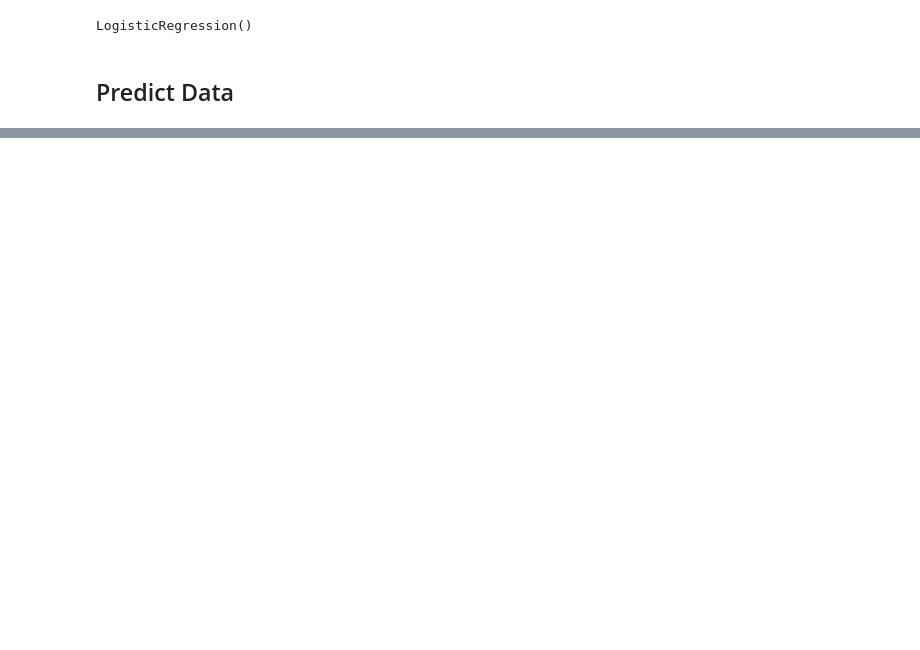
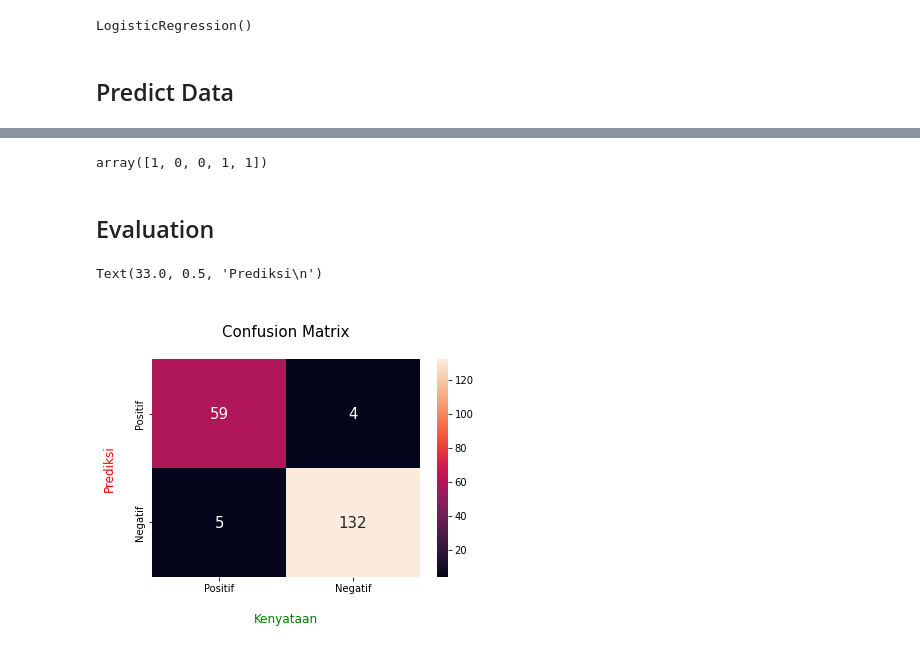
Before and after one commit to mhyubr/Basic_Machine_Learning, a Jupyter notebook: Logistic_Regression.ipynb, the cells around one changed output, grey strips where cells are left out. Cells and saved outputs as stored; diff of their text form; code cells hidden in the pictures; blank space fills up the shorter version.

```diff
--- a/Logistic_Regression.ipynb
+++ b/Logistic_Regression.ipynb
@@ -172,0 +191,6 @@ array([1, 0, 0, 1, 1, 1, 0, 0, 1, 1, 1, 1, 0, 0, 0, 0, 1, 0, 1, 0, 0, 0,
+# %%
+y_prediksi[:5]
+# %% [output]
+array([1, 0, 0, 1, 1])
+# %% [markdown]
+## Evaluation
@@ -172,0 +201,14 @@ array([1, 0, 0, 1, 1, 1, 0, 0, 1, 1, 1, 1, 0, 0, 0, 0, 1, 0, 1, 0, 0, 0,
+# %%
+sns.heatmap(confusion_matrix(y_test, y_prediksi),
+            xticklabels=('Positif','Negatif'),
+            yticklabels=('Positif','Negatif'),
+            fmt='.0f',
+            annot_kws={"size" : 15},
+            annot=True)
+
+plt.title('\nConfusion Matrix\n', fontsize=15)
+plt.xlabel('\nKenyataan', fontsize=12, color='g')
+plt.ylabel('Prediksi\n', fontsize=12, color='r')
+# %% [output]
+Text(33.0, 0.5, 'Prediksi\n')
+[figure, added]
```
Also changed, not shown: parts of 9 cells of this notebook.
